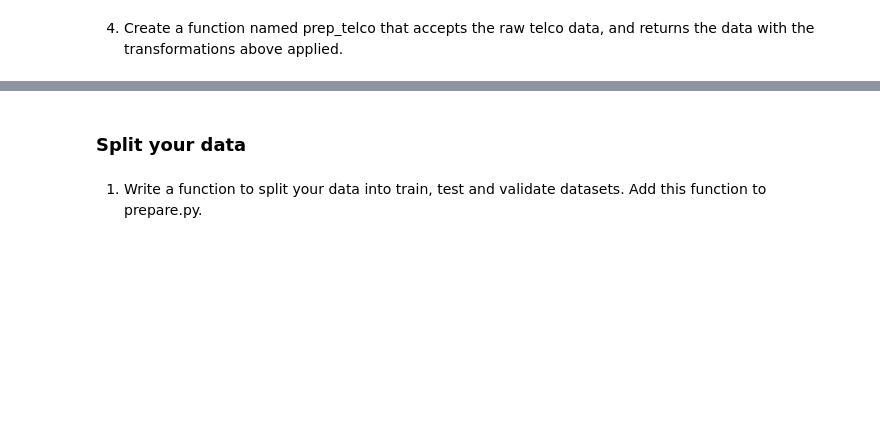
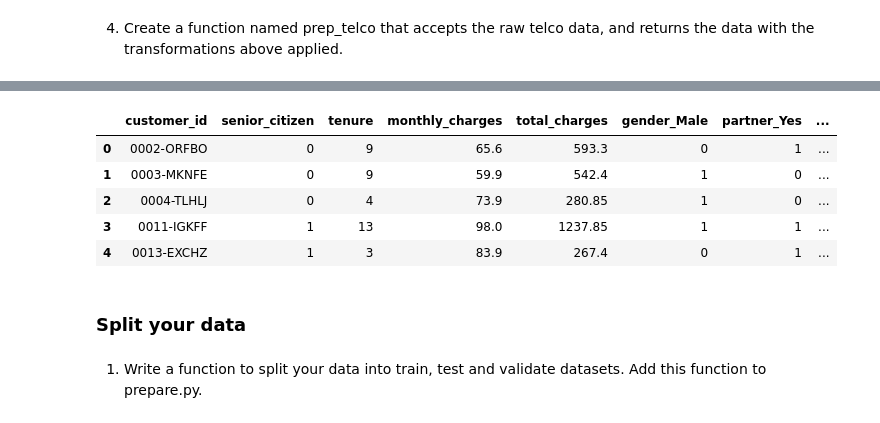
Before and after one commit to Joshua-Click/classification-exercises, a Jupyter notebook: classification_exercises.ipynb, the cells around one changed output, grey strips where cells are left out. Cells and saved outputs as stored; diff of their text form; code cells hidden in the pictures; blank space fills up the shorter version.

```diff
--- a/classification_exercises.ipynb
+++ b/classification_exercises.ipynb
@@ -637,2 +639,16 @@ telco_df
 # %% [markdown]
 4. Create a function named prep_telco that accepts the raw telco data, and returns the data with the transformations above applied.
+# %%
+def prep_telco(telco_df):
+    #drop duplicate columns
+    telco_df = telco_df.drop(columns =['payment_type_id','internet_service_type_id','contract_type_id'])
+    #create dummies
+    dummy_list = ['gender','partner', 'dependents', 'phone_service', 'multiple_lines', 'online_security', 'online_backup', 'device_protection', 'tech_support', 'streaming_tv', 'streaming_movies', 'paperless_billing', 'churn', 'contract_type', 'internet_service_type', 'payment_type']
+    dummy_df = pd.get_dummies(telco_df[dummy_list], dtype=int, drop_first=True)
+    # join dummy & telco_df
+    telco_df = pd.concat([telco_df, dummy_df], axis=1)
+    # drop str column categories
+    cols_to_drop = ['gender','partner', 'dependents', 'phone_service', 'multiple_lines', 'online_security', 'online_backup', 'device_protection', 'tech_support', 'streaming_tv', 'streaming_movies', 'paperless_billing', 'churn', 'contract_type', 'internet_service_type', 'payment_type']
+    telco_df = telco_df.drop(columns= cols_to_drop)
+
+    return telco_df
@@ -639,3 +664,13 @@ telco_df
+# %%
+telco_df = prep_telco(telco_df)
+telco_df.head()
+# %% [output]
+|  | customer_id | senior_citizen | tenure | monthly_charges | total_charges | gender_Male | partner_Yes | ... |
+| 0 | 0002-ORFBO | 0 | 9 | 65.6 | 593.3 | 0 | 1 | ... |
+| 1 | 0003-MKNFE | 0 | 9 | 59.9 | 542.4 | 1 | 0 | ... |
+| 2 | 0004-TLHLJ | 0 | 4 | 73.9 | 280.85 | 1 | 0 | ... |
+| 3 | 0011-IGKFF | 1 | 13 | 98.0 | 1237.85 | 1 | 1 | ... |
+| 4 | 0013-EXCHZ | 1 | 3 | 83.9 | 267.4 | 0 | 1 | ... |
 # %% [markdown]
 ### Split your data
 # %% [markdown]
```
Also changed, not shown: parts of 19 cells of this notebook.
